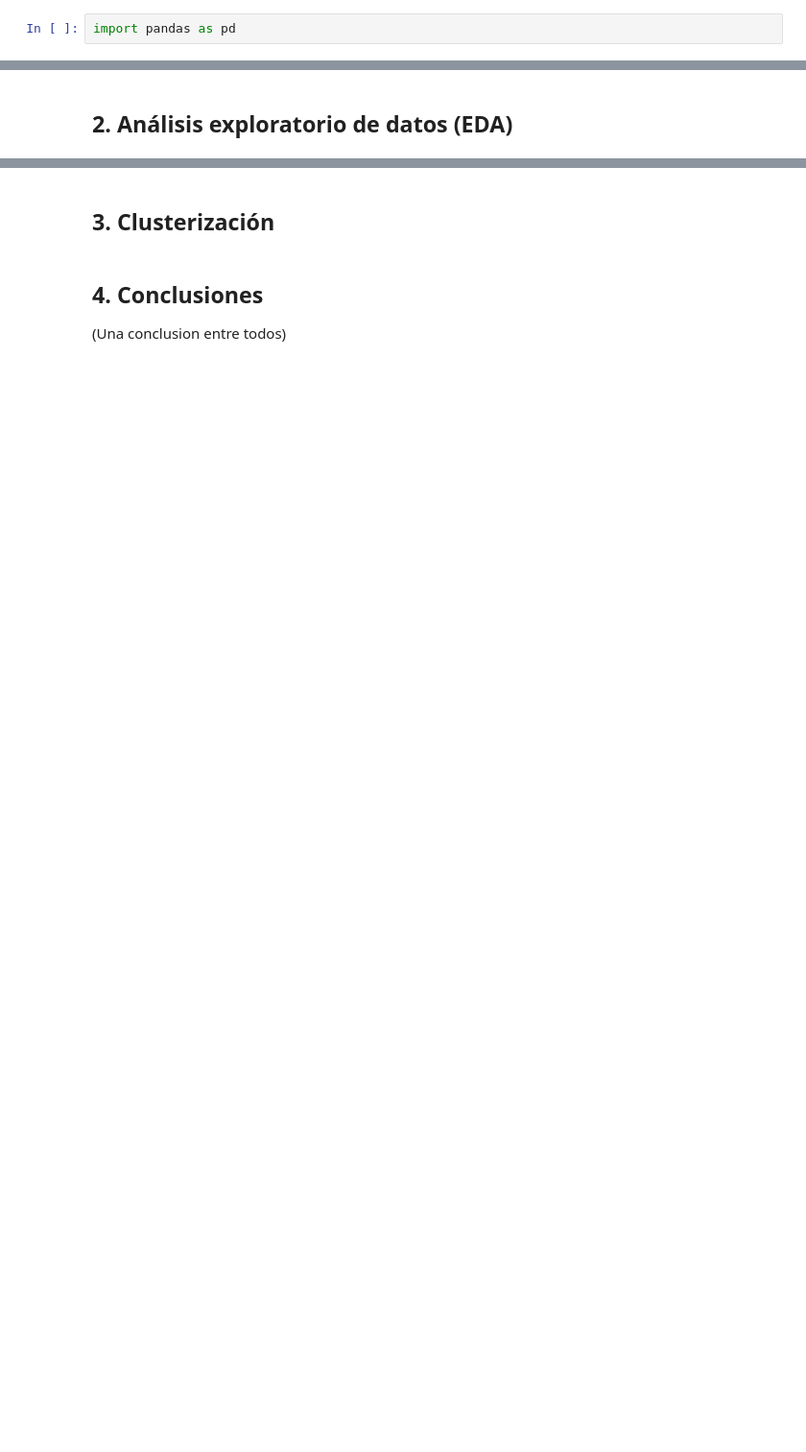
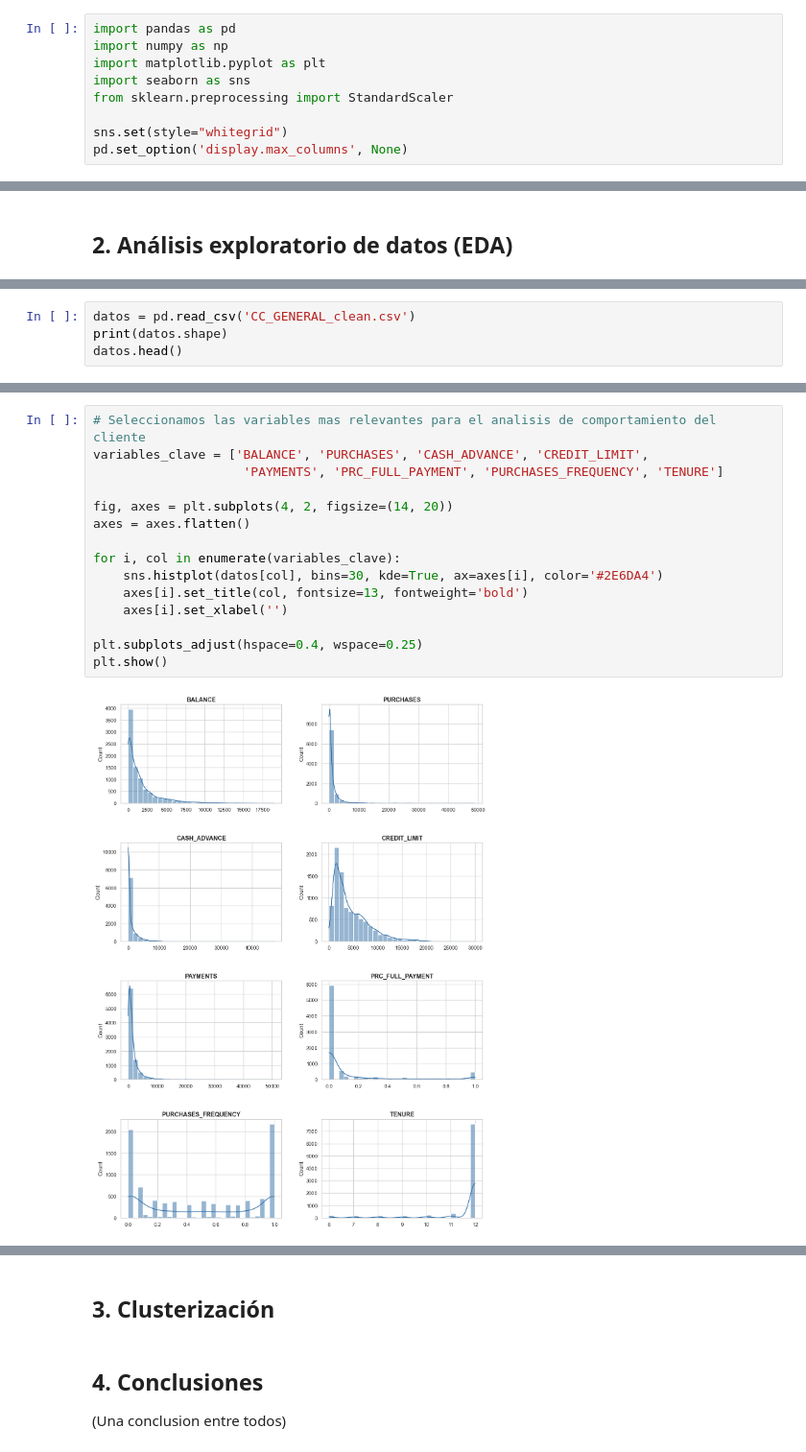
Before and after one commit to kendalls-s/Analisis-set-de-datos-de-Credit-Card, a Jupyter notebook: Proyecto_Final.ipynb, the cells around one changed output, grey strips where cells are left out. Shown at 96% size. Drawn from its saved outputs; the diff is of its cells as text; blank space fills up the shorter version.

```diff
--- a/Proyecto_Final.ipynb
+++ b/Proyecto_Final.ipynb
@@ -32,5 +31,12 @@
 # %%
 import pandas as pd
+import numpy as np
+import matplotlib.pyplot as plt
+import seaborn as sns
+from sklearn.preprocessing import StandardScaler
+
+sns.set(style="whitegrid")
+pd.set_option('display.max_columns', None)
 # %% [markdown]
 ## 1. Carga del set de datos y análisis de variables
 # %% [markdown]
@@ -159,0 +168,4 @@ datos.to_csv("CC_GENERAL_clean.csv", index=False)
+# %%
+datos = pd.read_csv('CC_GENERAL_clean.csv')
+print(datos.shape)
+datos.head()
@@ -159,0 +218,17 @@ datos.to_csv("CC_GENERAL_clean.csv", index=False)
+# %%
+# Seleccionamos las variables mas relevantes para el analisis de comportamiento del cliente
+variables_clave = ['BALANCE', 'PURCHASES', 'CASH_ADVANCE', 'CREDIT_LIMIT',
+                    'PAYMENTS', 'PRC_FULL_PAYMENT', 'PURCHASES_FREQUENCY', 'TENURE']
+
+fig, axes = plt.subplots(4, 2, figsize=(14, 20))
+axes = axes.flatten()
+
+for i, col in enumerate(variables_clave):
+    sns.histplot(datos[col], bins=30, kde=True, ax=axes[i], color='#2E6DA4')
+    axes[i].set_title(col, fontsize=13, fontweight='bold')
+    axes[i].set_xlabel('')
+
+plt.subplots_adjust(hspace=0.4, wspace=0.25)
+plt.show()
+# %% [output]
+[figure, added]
```
Also changed, not shown: parts of 23 cells of this notebook.
